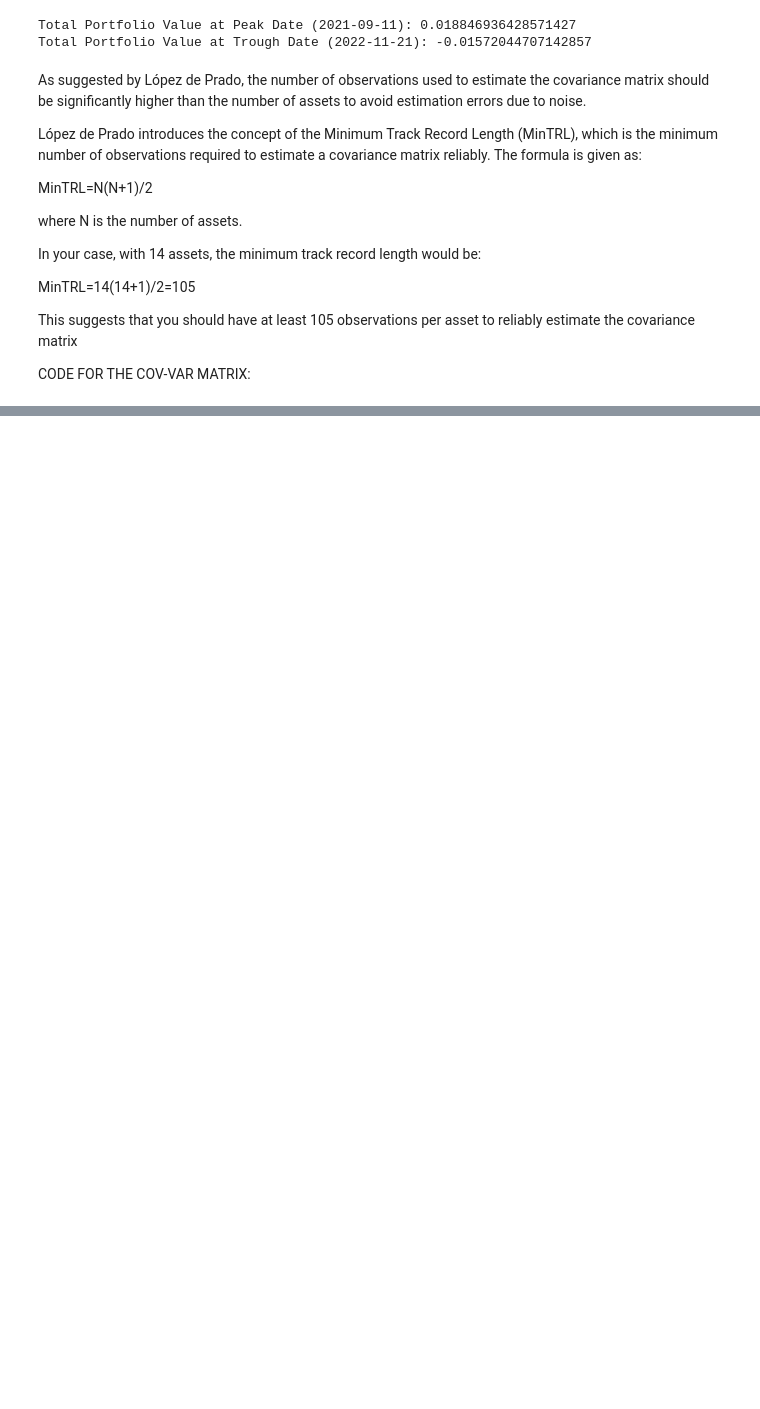
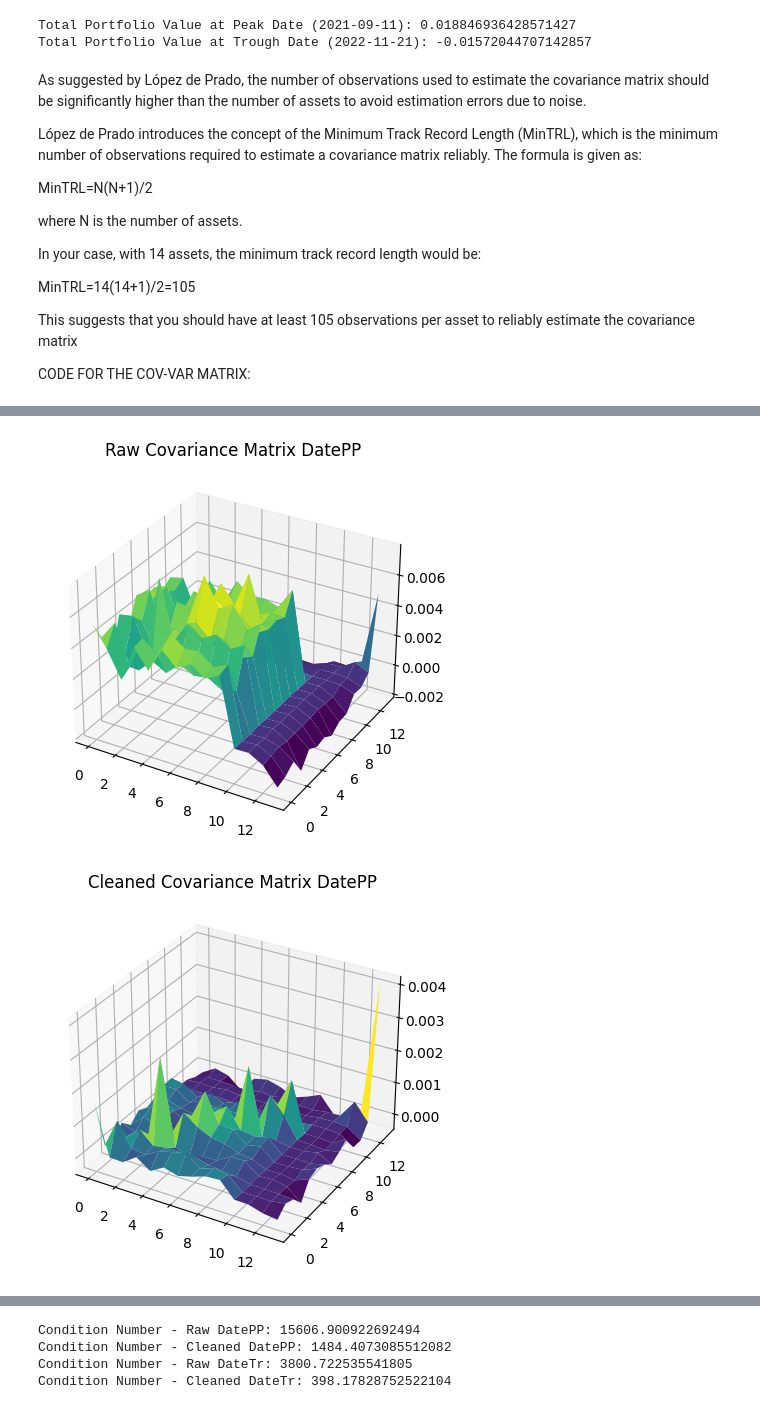
Before and after one commit to kamalnour/blockchain, a Jupyter notebook: Portfolio_part_1.ipynb, the cells around one changed output, grey strips where cells are left out. Saved outputs shown, nothing was run; the diff lists cells and outputs as text; code cells hidden in the pictures; blank space fills up the shorter version.

```diff
--- a/Portfolio_part_1.ipynb
+++ b/Portfolio_part_1.ipynb
@@ -48,3 +48,19 @@ MinTRL=14(14+1)/2=105
 This suggests that you should have at least 105 observations per asset to reliably estimate the covariance matrix
 
 CODE FOR THE COV-VAR MATRIX:
+# %%
+window_size = 6 * 21 #(6 months of trading days)
+
+index_datePP = df.index.get_loc(datePP)
+index_dateTr = df.index.get_loc(dateTr)
+
+window_ending_at_datePP = df.iloc[index_datePP-window_size+1 : index_datePP+1]
+cov_matrix_datePP = window_ending_at_datePP.cov()
+
+window_ending_at_dateTr = df.iloc[index_dateTr-window_size+1 : index_dateTr+1]
+cov_matrix_dateTr = window_ending_at_dateTr.cov()
+
+print("Covariance matrix at the peak date (datePP):")
+print(cov_matrix_datePP)
+print("\nCovariance matrix at the trough date (dateTr):")
+print(cov_matrix_dateTr)
@@ -50,0 +92,60 @@ CODE FOR THE COV-VAR MATRIX:
+# %%
+import numpy as np
+import matplotlib.pyplot as plt
+from mpl_toolkits.mplot3d import Axes3D
+from scipy.stats import gaussian_kde
+
+def clean_covariance(cov_matrix):
+    # Compute eigenvalues and eigenvectors
+    eigenvalues, eigenvectors = np.linalg.eigh(cov_matrix)
+    # Compute the threshold as the average eigenvalue
+    avg_eigenvalue = np.mean(eigenvalues)
+    # Cap the eigenvalues
+    clipped_eigenvalues = np.clip(eigenvalues, a_min=None, a_max=avg_eigenvalue)
+    # Reconstruct the cleaned covariance matrix
+    cleaned_cov_matrix = eigenvectors @ np.diag(clipped_eigenvalues) @ eigenvectors.T
+
+    return cleaned_cov_matrix, eigenvalues, clipped_eigenvalues
+
+
+cleaned_cov_matrix_datePP, eigenvalues_datePP, clipped_eigenvalues_datePP = clean_covariance(cov_matrix_datePP)
+cleaned_cov_matrix_dateTr, eigenvalues_dateTr, clipped_eigenvalues_dateTr = clean_covariance(cov_matrix_dateTr)
+
+def plot_3D_cov(cov_matrix, title):
+    fig = plt.figure()
+    ax = fig.add_subplot(111, projection='3d')
+    x, y = np.meshgrid(range(cov_matrix.shape[0]), range(cov_matrix.shape[1]))
+    ax.plot_surface(x, y, cov_matrix, cmap='viridis')
+    plt.title(title)
+    plt.show()
+
+plot_3D_cov(cov_matrix_datePP, 'Raw Covariance Matrix DatePP')
+plot_3D_cov(cleaned_cov_matrix_datePP, 'Cleaned Covariance Matrix DatePP')
+
+def plot_kde_eigenvalues(eigenvalues, clipped_eigenvalues, title):
+    eigenvalues_density = gaussian_kde(eigenvalues)
+    clipped_eigenvalues_density = gaussian_kde(clipped_eigenvalues)
+    x = np.linspace(min(eigenvalues), max(eigenvalues), 1000)
+    plt.plot(x, eigenvalues_density(x), label='Original Eigenvalues')
+    plt.plot(x, clipped_eigenvalues_density(x), label='Clipped Eigenvalues')
+    plt.title(title)
+    plt.xlabel('Eigenvalue')
+    plt.ylabel('Density')
+    plt.legend()
+    plt.show()
+
+plot_kde_eigenvalues(eigenvalues_datePP, clipped_eigenvalues_datePP, 'Eigen-Spectrum DatePP')
+plot_kde_eigenvalues(eigenvalues_dateTr, clipped_eigenvalues_dateTr, 'Eigen-Spectrum DateTr')
+
+condition_number_raw_datePP = np.linalg.cond(cov_matrix_datePP)
+condition_number_cleaned_datePP = np.linalg.cond(cleaned_cov_matrix_datePP)
+condition_number_raw_dateTr = np.linalg.cond(cov_matrix_dateTr)
+condition_number_cleaned_dateTr = np.linalg.cond(cleaned_cov_matrix_dateTr)
+
+print(f"Condition Number - Raw DatePP: {condition_number_raw_datePP}")
+print(f"Condition Number - Cleaned DatePP: {condition_number_cleaned_datePP}")
+print(f"Condition Number - Raw DateTr: {condition_number_raw_dateTr}")
+print(f"Condition Number - Cleaned DateTr: {condition_number_cleaned_dateTr}")
+# %% [output]
+[figure, added]
+[figure, added]
@@ -50,0 +154,4 @@ CODE FOR THE COV-VAR MATRIX:
+Condition Number - Raw DatePP: 15606.900922692494
+Condition Number - Cleaned DatePP: 1484.4073085512082
+Condition Number - Raw DateTr: 3800.722535541805
+Condition Number - Cleaned DateTr: 398.17828752522104
```
Also changed, not shown: parts of 4 cells of this notebook.
